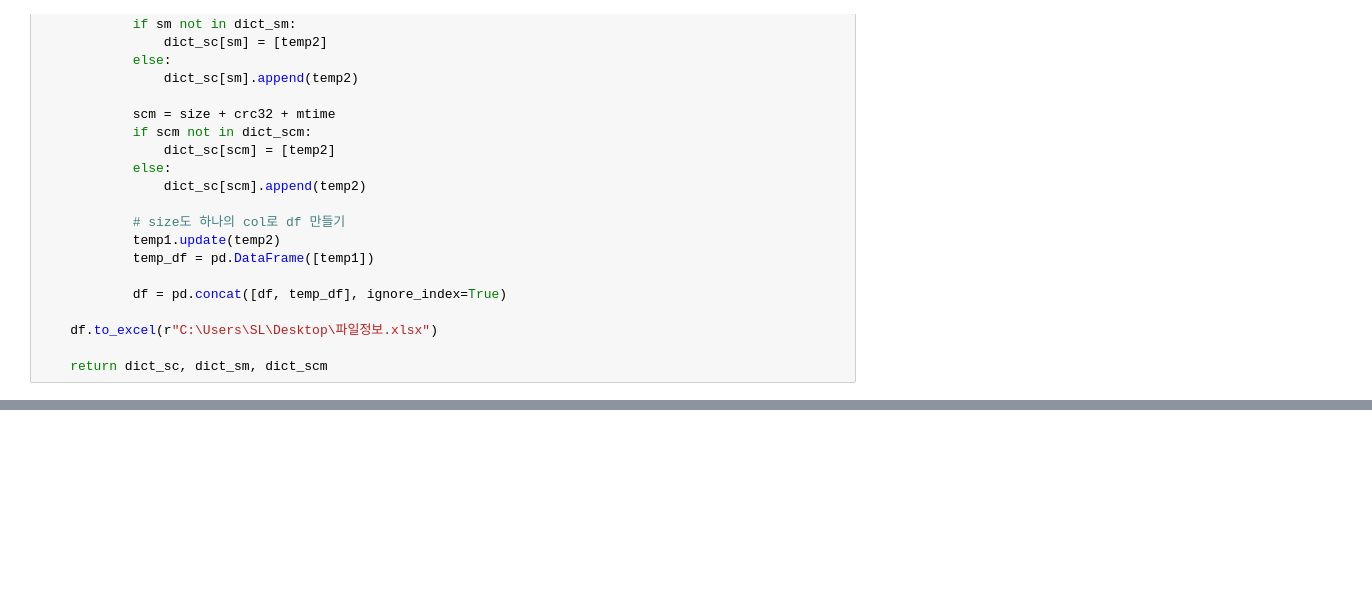
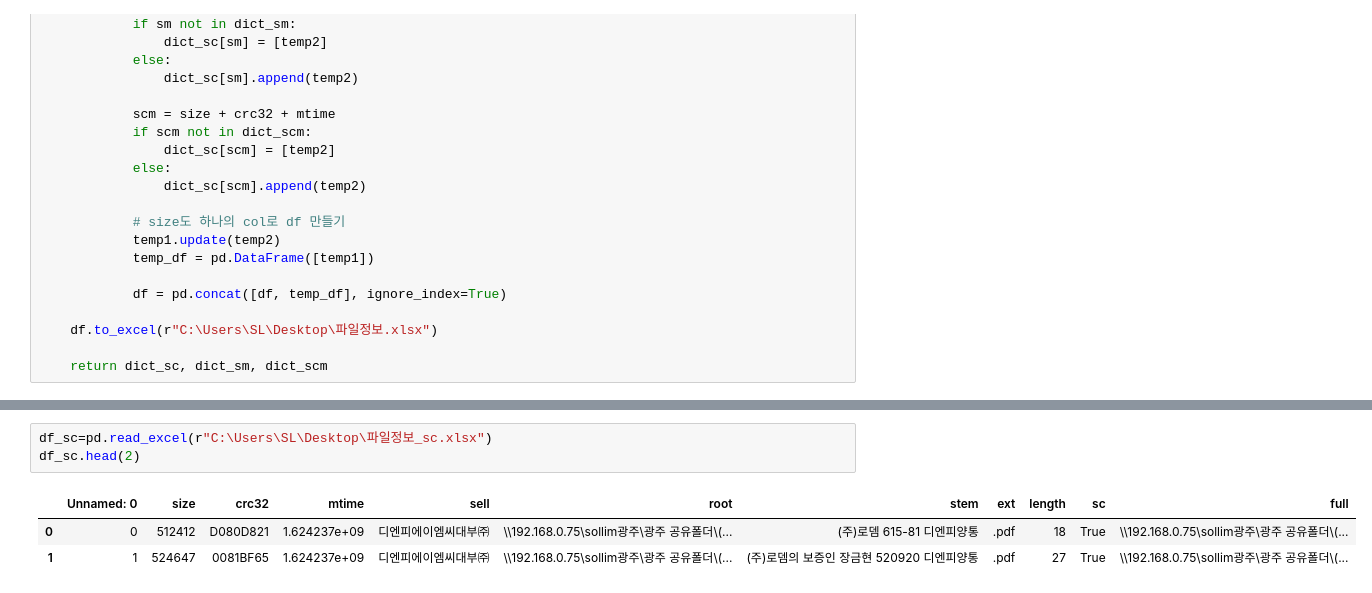
Before and after one commit to jbmyou/fileNaming, a Jupyter notebook: 중복파일 관리.ipynb, the cells around one changed output, grey strips where cells are left out. Drawn from its saved outputs; the diff is of its cells as text; blank space fills up the shorter version.

```diff
--- a/중복파일 관리.ipynb
+++ b/중복파일 관리.ipynb
@@ -83,0 +173,7 @@ NameError: name 'dict_sc' is not defined
+# %%
+df_sc=pd.read_excel(r"C:\Users\SL\Desktop\파일정보_sc.xlsx")
+df_sc.head(2)
+# %% [output]
+|  | Unnamed: 0 | size | crc32 | mtime | sell | root | stem | ext | length | sc | full |
+| 0 | 0 | 512412 | D080D821 | 1.624237e+09 | 디엔피에이엠씨대부㈜ | \\192.168.0.75\sollim광주\광주 공유폴더\(... | (주)로뎀 615-81 디엔피양통 | .pdf | 18 | True | \\192.168.0.75\sollim광주\광주 공유폴더\(... |
+| 1 | 1 | 524647 | 0081BF65 | 1.624237e+09 | 디엔피에이엠씨대부㈜ | \\192.168.0.75\sollim광주\광주 공유폴더\(... | (주)로뎀의 보증인 장금현 520920 디엔피양통 | .pdf | 27 | True | \\192.168.0.75\sollim광주\광주 공유폴더\(... |
```
Also changed, not shown: parts of 17 cells of this notebook, 1 other file.
